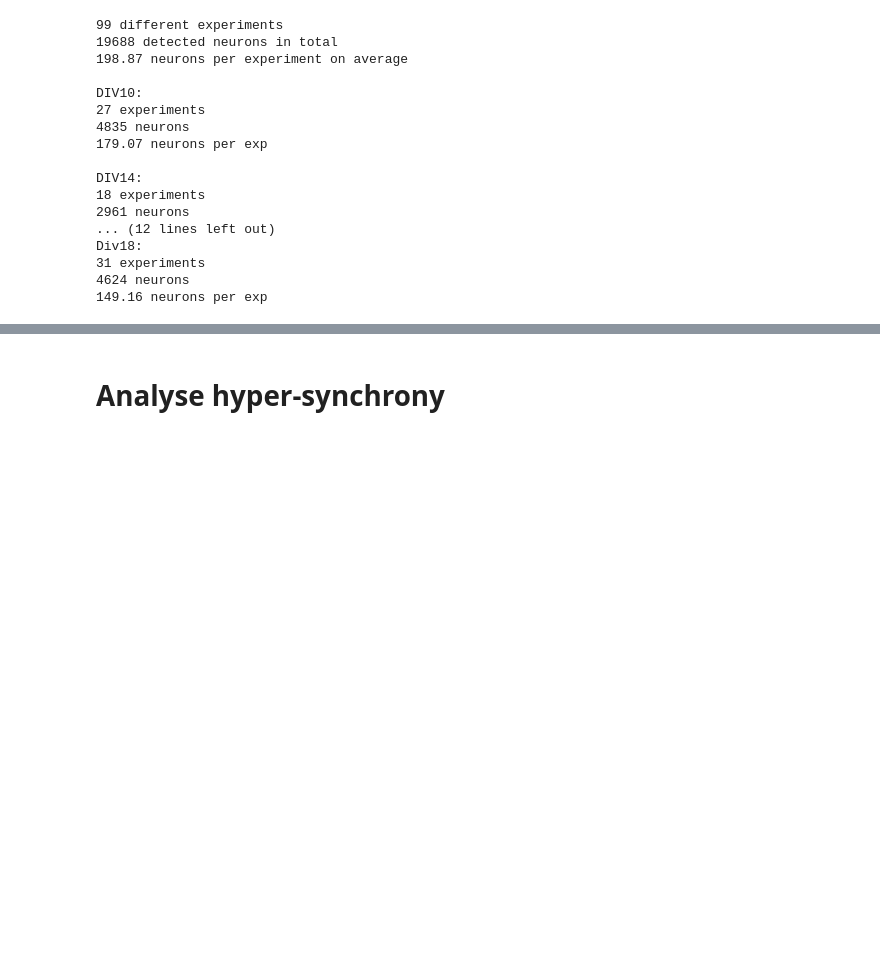
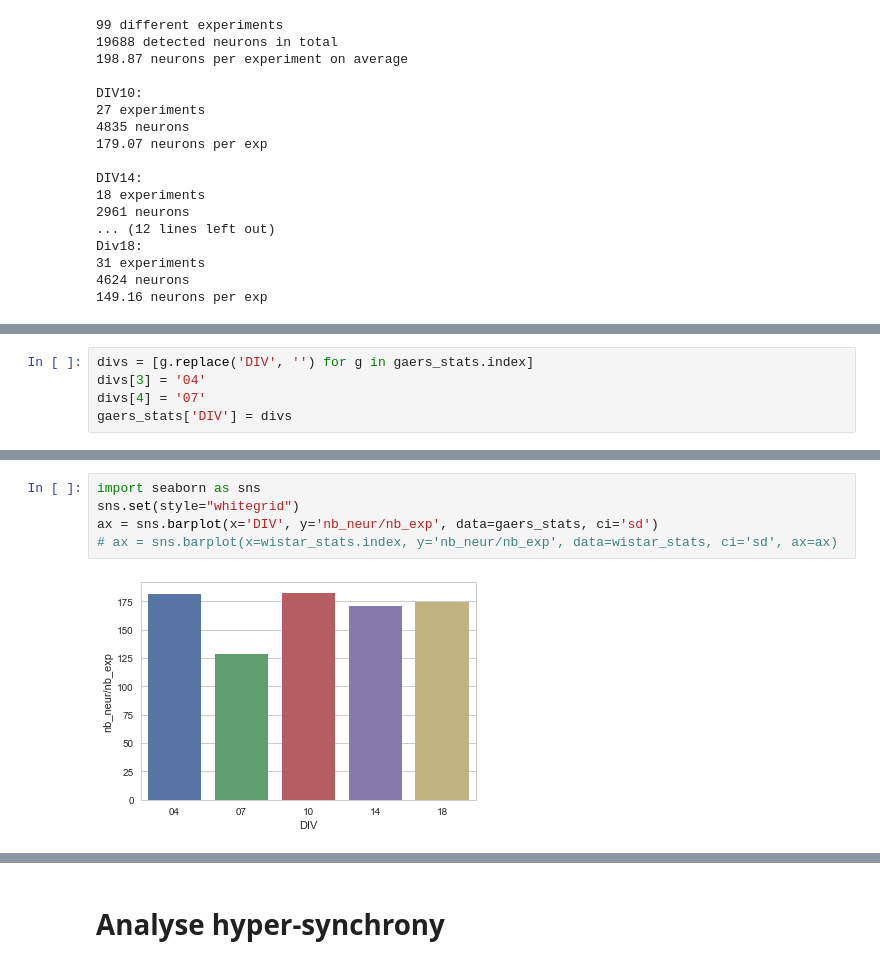
Before and after one commit to vuillaut/neuronDetector, a Jupyter notebook: scripts/analyse_csv.ipynb, the cells around one changed output, grey strips where cells are left out. Cells and saved outputs as stored; diff of their text form; blank space fills up the shorter version.

```diff
--- a/scripts/analyse_csv.ipynb
+++ b/scripts/analyse_csv.ipynb
@@ -142,0 +175,5 @@ display(wistar_stats.plot.pie(y='nb_neur/nb_exp', figsize=(12,12), autopct='%.2f
+# %%
+divs = [g.replace('DIV', '') for g in gaers_stats.index]
+divs[3] = '04'
+divs[4] = '07'
+gaers_stats['DIV'] = divs
@@ -142,0 +189,7 @@ display(wistar_stats.plot.pie(y='nb_neur/nb_exp', figsize=(12,12), autopct='%.2f
+# %%
+import seaborn as sns
+sns.set(style="whitegrid")
+ax = sns.barplot(x='DIV', y='nb_neur/nb_exp', data=gaers_stats, ci='sd')
+# ax = sns.barplot(x=wistar_stats.index, y='nb_neur/nb_exp', data=wistar_stats, ci='sd', ax=ax)
+# %% [output]
+[figure, added]
```
Also changed, not shown: parts of 12 cells of this notebook.
